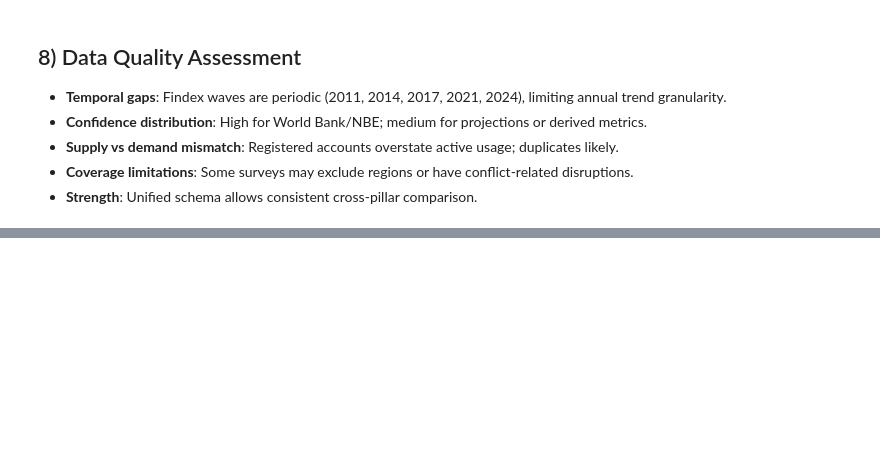
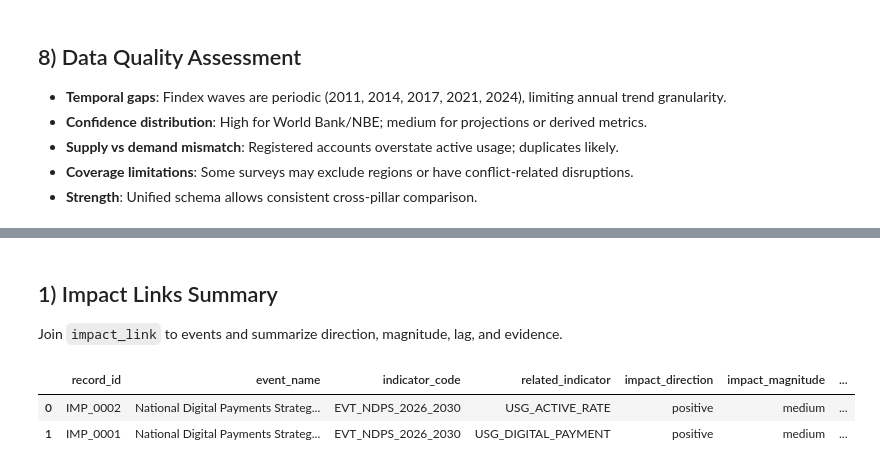
Before and after one commit to Faysalseifu/Forecasting-Financial-Inclusion-in-Ethiopia, a Jupyter notebook: notebooks/task2_eda.ipynb, the cells around one changed output, grey strips where cells are left out. Saved outputs shown, nothing was run; the diff lists cells and outputs as text; code cells hidden in the pictures; blank space fills up the shorter version.

```diff
--- a/notebooks/task2_eda.ipynb
+++ b/notebooks/task2_eda.ipynb
@@ -233,0 +310,30 @@ else:
+# %% [markdown]
+## 1) Impact Links Summary
+Join `impact_link` to events and summarize direction, magnitude, lag, and evidence.
+# %%
+summary_cols = [
+    "record_id",
+    "event_name",
+    "indicator_code",
+    "related_indicator",
+    "impact_direction",
+    "impact_magnitude",
+    "impact_estimate",
+    "impact_pp_mid",
+    "lag_months",
+    "evidence_basis",
+    "source_url",
+    "notes",
+]
+
+impact_summary = (
+    impact_events[summary_cols]
+    .sort_values(["event_name", "related_indicator"])
+    .reset_index(drop=True)
+)
+
+impact_summary
+# %% [output]
+|  | record_id | event_name | indicator_code | related_indicator | impact_direction | impact_magnitude | ... |
+| 0 | IMP_0002 | National Digital Payments Strateg... | EVT_NDPS_2026_2030 | USG_ACTIVE_RATE | positive | medium | ... |
+| 1 | IMP_0001 | National Digital Payments Strateg... | EVT_NDPS_2026_2030 | USG_DIGITAL_PAYMENT | positive | medium | ... |
```
Also changed, not shown: parts of 9 cells of this notebook, 1 other file.
